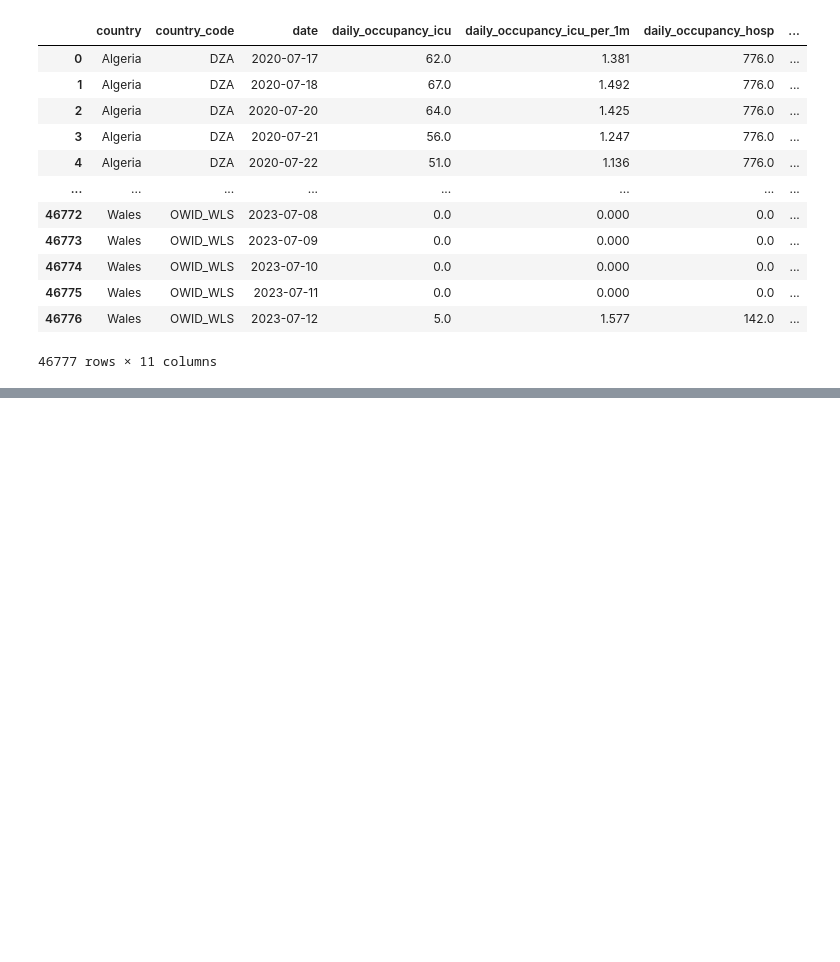
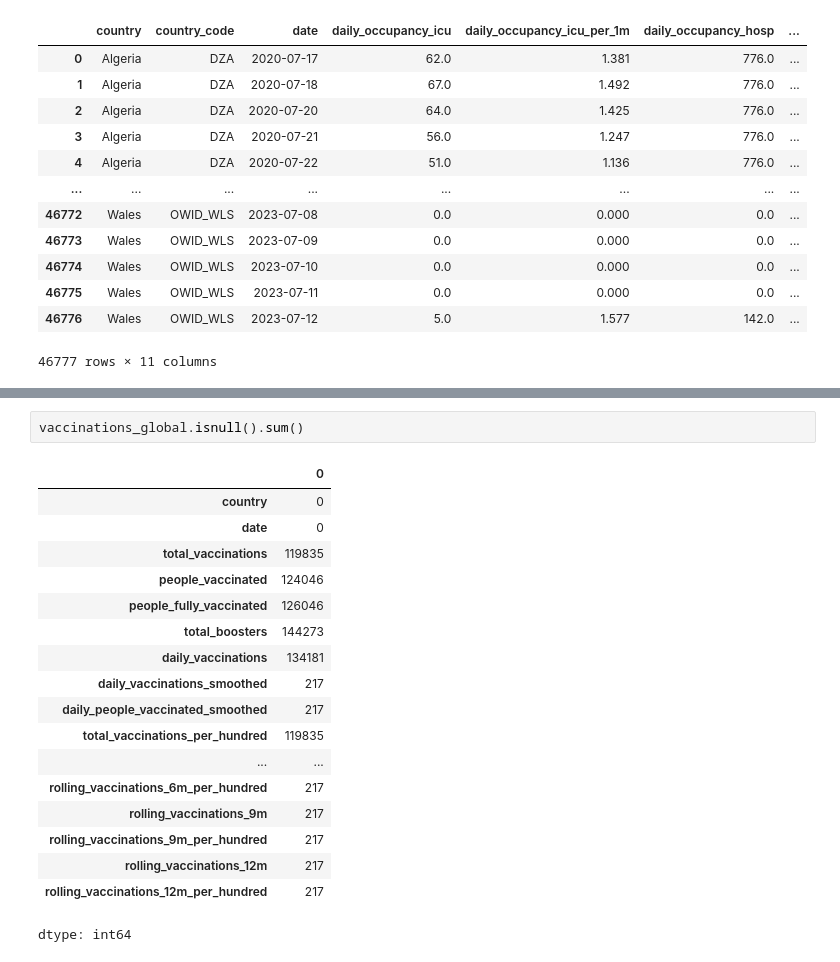
Before and after one commit to ArunKrishnan09/Covid-Analysis, a Jupyter notebook: Covid_analysis.ipynb, the cells around one changed output, grey strips where cells are left out. Drawn from its saved outputs; the diff is of its cells as text; blank space fills up the shorter version.

```diff
--- a/Covid_analysis.ipynb
+++ b/Covid_analysis.ipynb
@@ -177,0 +197,21 @@ hospital.fillna(value=values)
+# %%
+vaccinations_global.isnull().sum()
+# %% [output]
+|  | 0 |
+| country | 0 |
+| date | 0 |
+| total_vaccinations | 119835 |
+| people_vaccinated | 124046 |
+| people_fully_vaccinated | 126046 |
+| total_boosters | 144273 |
+| daily_vaccinations | 134181 |
+| daily_vaccinations_smoothed | 217 |
+| daily_people_vaccinated_smoothed | 217 |
+| total_vaccinations_per_hundred | 119835 |
+| ... | ... |
+| rolling_vaccinations_6m_per_hundred | 217 |
+| rolling_vaccinations_9m | 217 |
+| rolling_vaccinations_9m_per_hundred | 217 |
+| rolling_vaccinations_12m | 217 |
+| rolling_vaccinations_12m_per_hundred | 217 |
+dtype: int64
```
Also changed, not shown: parts of 3 cells of this notebook.
